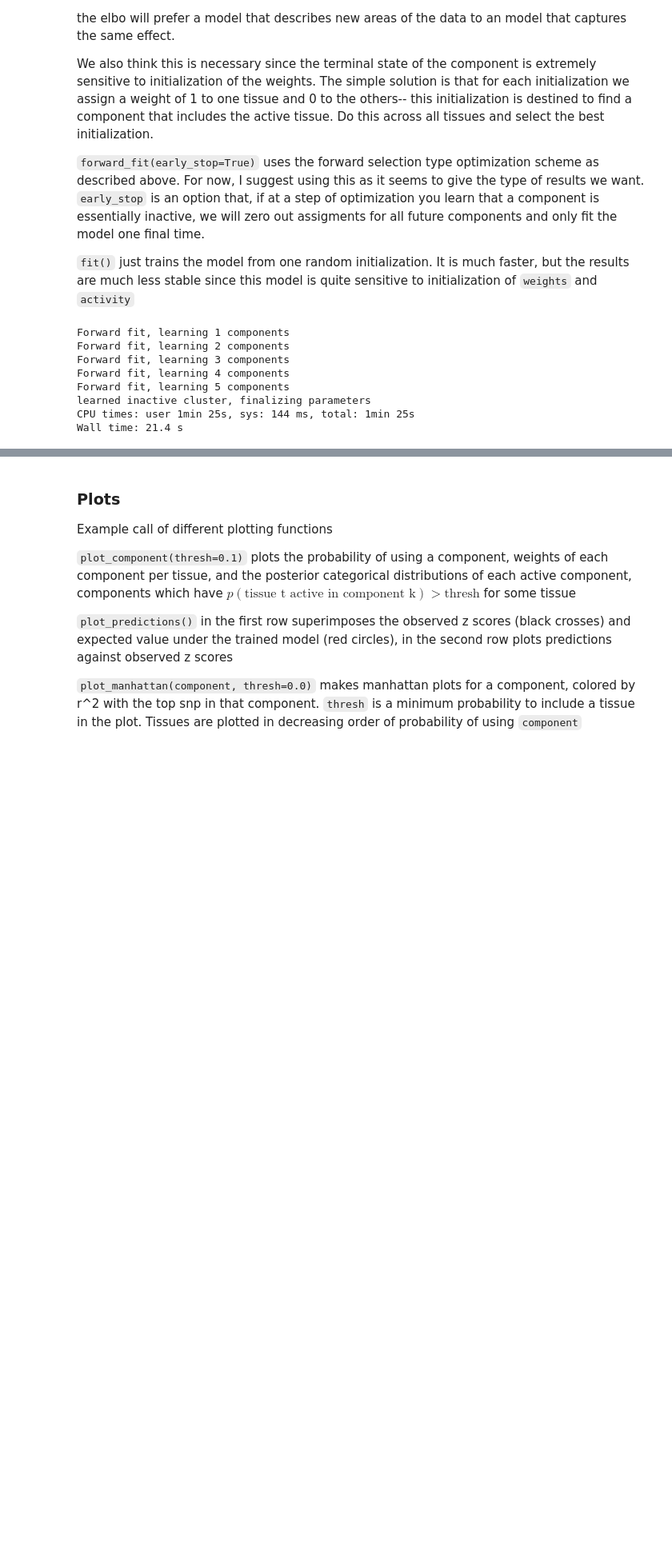
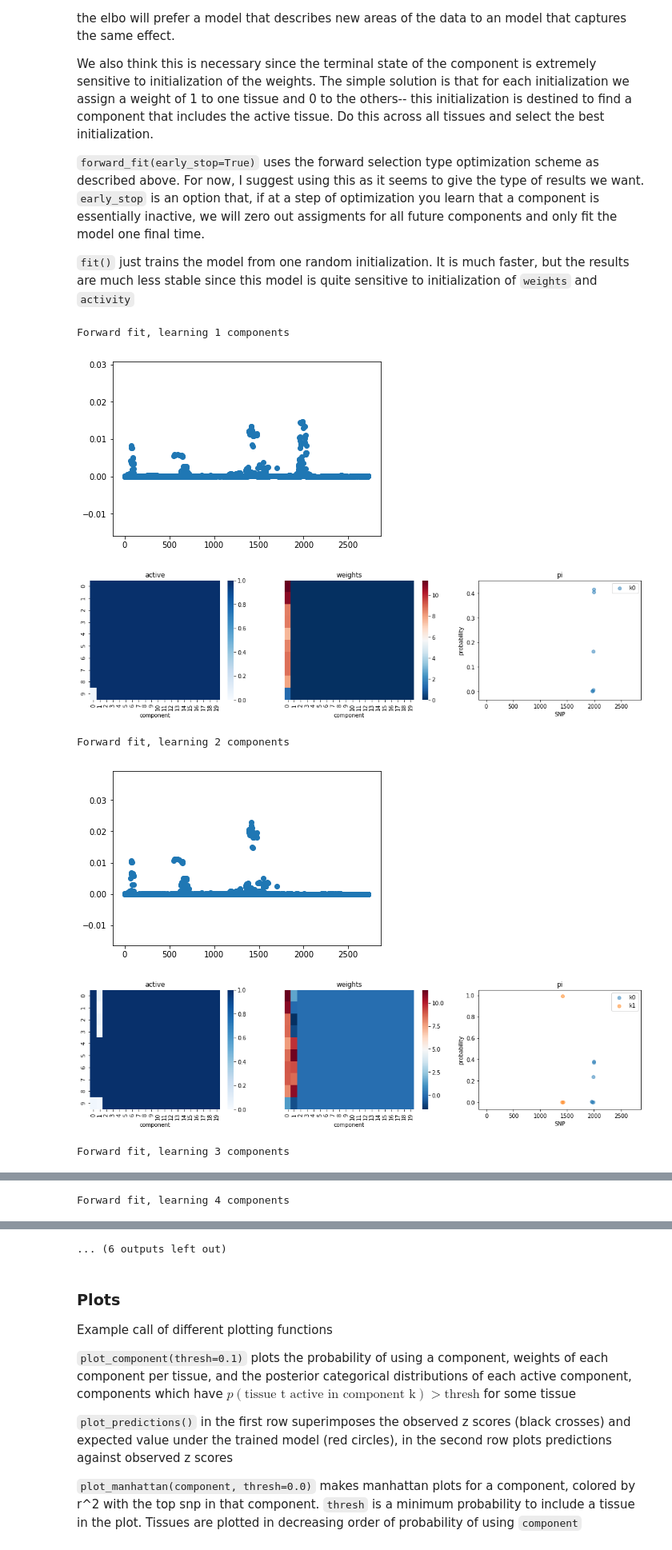
Before and after one commit to karltayeb/cafeh, a Jupyter notebook: notebooks/example.ipynb, the cells around one changed output, grey strips where cells are left out. Shown at 80% size. Saved outputs shown, nothing was run; the diff lists cells and outputs as text; code cells hidden in the pictures; blank space fills up the shorter version.

```diff
--- a/notebooks/example.ipynb
+++ b/notebooks/example.ipynb
@@ -69,13 +72,12 @@ model = SpikeSlabSER(
 )
 # %%
 %%time
-model.forward_fit(early_stop=True)
+model.forward_fit(early_stop=True, plots=True, max_inner_iter=1)
 # %% [output]
 Forward fit, learning 1 components
-Forward fit, learning 2 components
-Forward fit, learning 3 components
-Forward fit, learning 4 components
-Forward fit, learning 5 components
-learned inactive cluster, finalizing parameters
-CPU times: user 1min 25s, sys: 144 ms, total: 1min 25s
-Wall time: 21.4 s
+[figure, added]
+[figure, added]
+Forward fit, learning 2 components
+[figure, added]
+[figure, added]
+Forward fit, learning 3 components
@@ -81,0 +86 @@ Wall time: 21.4 s
+Forward fit, learning 4 components
@@ -82,3 +89,4 @@ Wall time: 21.4 s
+... (6 outputs left out)
 # %% [markdown]
 ### Plots
 
```
Also changed, not shown: parts of 4 cells of this notebook, 1 other file.
